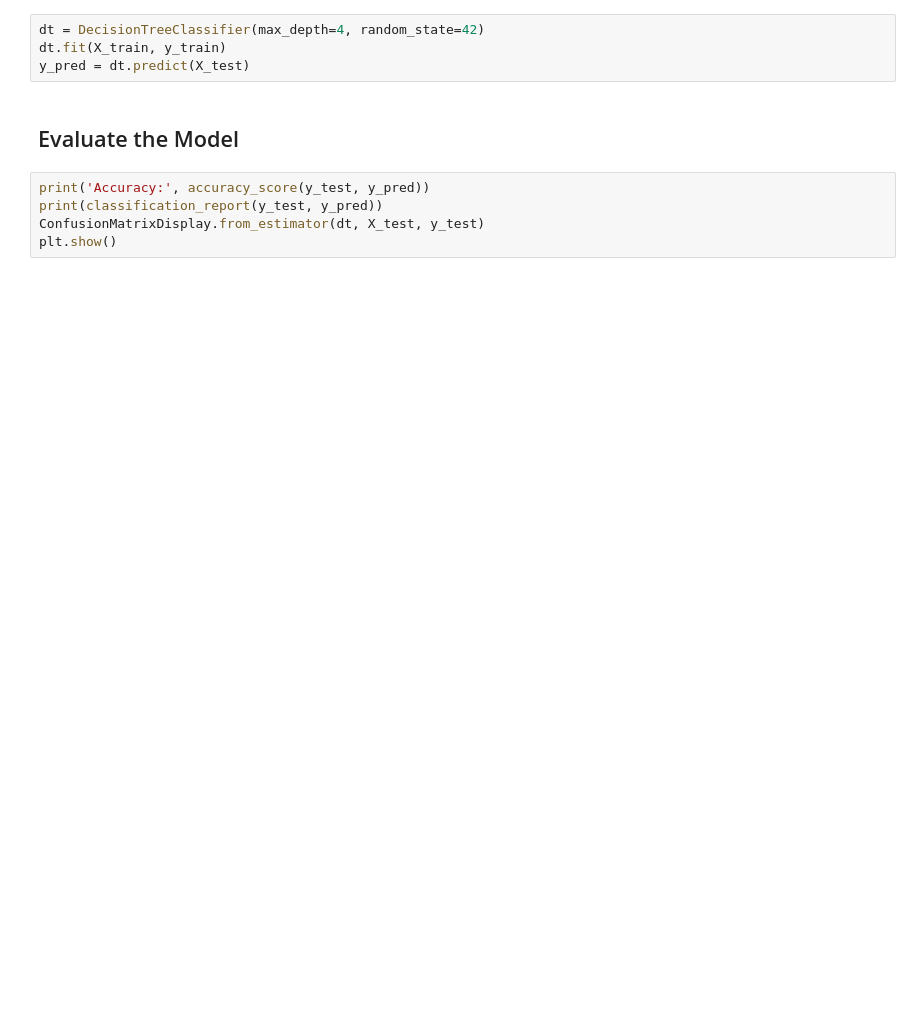
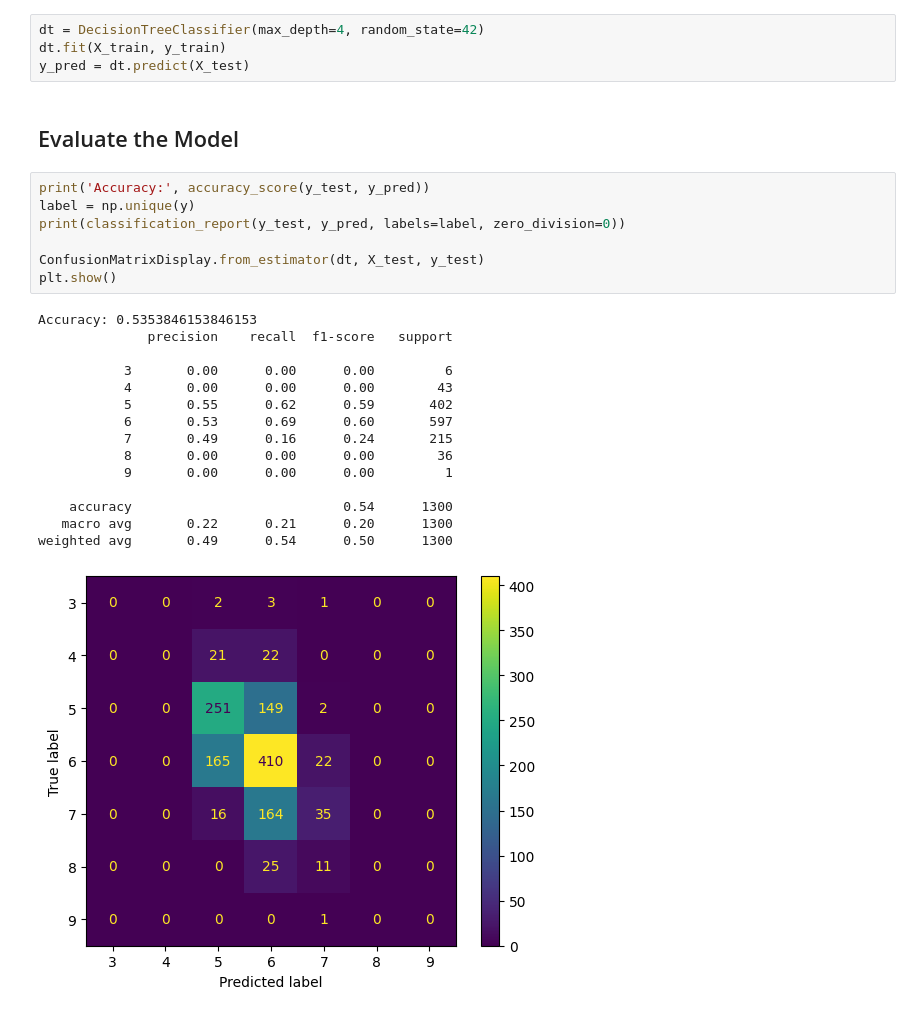
Before and after one commit to ChunFuYang/INDE577_Project, a Jupyter notebook: Supervised/Decision Trees/Decision_Trees.ipynb, the cells around one changed output. Cells and saved outputs as stored; diff of their text form; blank space fills up the shorter version.

```diff
--- a/Supervised/Decision Trees/Decision_Trees.ipynb
+++ b/Supervised/Decision Trees/Decision_Trees.ipynb
@@ -26,6 +75,24 @@ y_pred = dt.predict(X_test)
 ## Evaluate the Model
 # %%
 print('Accuracy:', accuracy_score(y_test, y_pred))
-print(classification_report(y_test, y_pred))
+label = np.unique(y)
+print(classification_report(y_test, y_pred, labels=label, zero_division=0))
+
 ConfusionMatrixDisplay.from_estimator(dt, X_test, y_test)
 plt.show()
+# %% [output]
+Accuracy: 0.5353846153846153
+              precision    recall  f1-score   support
+
+           3       0.00      0.00      0.00         6
+           4       0.00      0.00      0.00        43
+           5       0.55      0.62      0.59       402
+           6       0.53      0.69      0.60       597
+           7       0.49      0.16      0.24       215
+           8       0.00      0.00      0.00        36
+           9       0.00      0.00      0.00         1
+
+    accuracy                           0.54      1300
+   macro avg       0.22      0.21      0.20      1300
+weighted avg       0.49      0.54      0.50      1300
+[figure, added]
```
Also changed, not shown: parts of 13 cells of this notebook, 1 other file.
